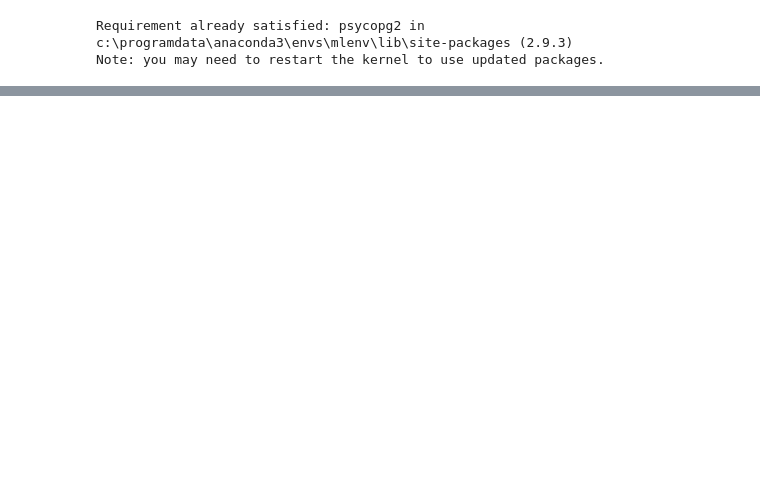
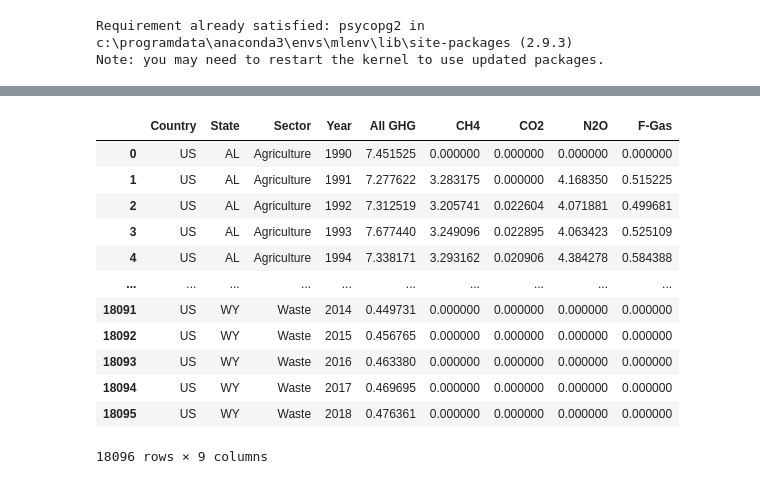
Before and after one commit to Michaelfr22/Final_Project, a Jupyter notebook: Database/databaseIntegration.ipynb, the cells around one changed output, grey strips where cells are left out. Saved outputs shown, nothing was run; the diff lists cells and outputs as text; code cells hidden in the pictures; blank space fills up the shorter version.

```diff
--- a/Database/databaseIntegration.ipynb
+++ b/Database/databaseIntegration.ipynb
@@ -32 +50,18 @@ emissions_no_sector_df
+# %%
+# Check emissions_df
+emissions_df
+# %% [output]
+|  | Country | State | Sector | Year | All GHG | CH4 | CO2 | N2O | F-Gas |
+| 0 | US | AL | Agriculture | 1990 | 7.451525 | 0.000000 | 0.000000 | 0.000000 | 0.000000 |
+| 1 | US | AL | Agriculture | 1991 | 7.277622 | 3.283175 | 0.000000 | 4.168350 | 0.515225 |
+| 2 | US | AL | Agriculture | 1992 | 7.312519 | 3.205741 | 0.022604 | 4.071881 | 0.499681 |
+| 3 | US | AL | Agriculture | 1993 | 7.677440 | 3.249096 | 0.022895 | 4.063423 | 0.525109 |
+| 4 | US | AL | Agriculture | 1994 | 7.338171 | 3.293162 | 0.020906 | 4.384278 | 0.584388 |
+| ... | ... | ... | ... | ... | ... | ... | ... | ... | ... |
+| 18091 | US | WY | Waste | 2014 | 0.449731 | 0.000000 | 0.000000 | 0.000000 | 0.000000 |
+| 18092 | US | WY | Waste | 2015 | 0.456765 | 0.000000 | 0.000000 | 0.000000 | 0.000000 |
+| 18093 | US | WY | Waste | 2016 | 0.463380 | 0.000000 | 0.000000 | 0.000000 | 0.000000 |
+| 18094 | US | WY | Waste | 2017 | 0.469695 | 0.000000 | 0.000000 | 0.000000 | 0.000000 |
+| 18095 | US | WY | Waste | 2018 | 0.476361 | 0.000000 | 0.000000 | 0.000000 | 0.000000 |
+18096 rows × 9 columns
 # %%
```
Also changed, not shown: parts of 16 cells of this notebook, 5 other files.
